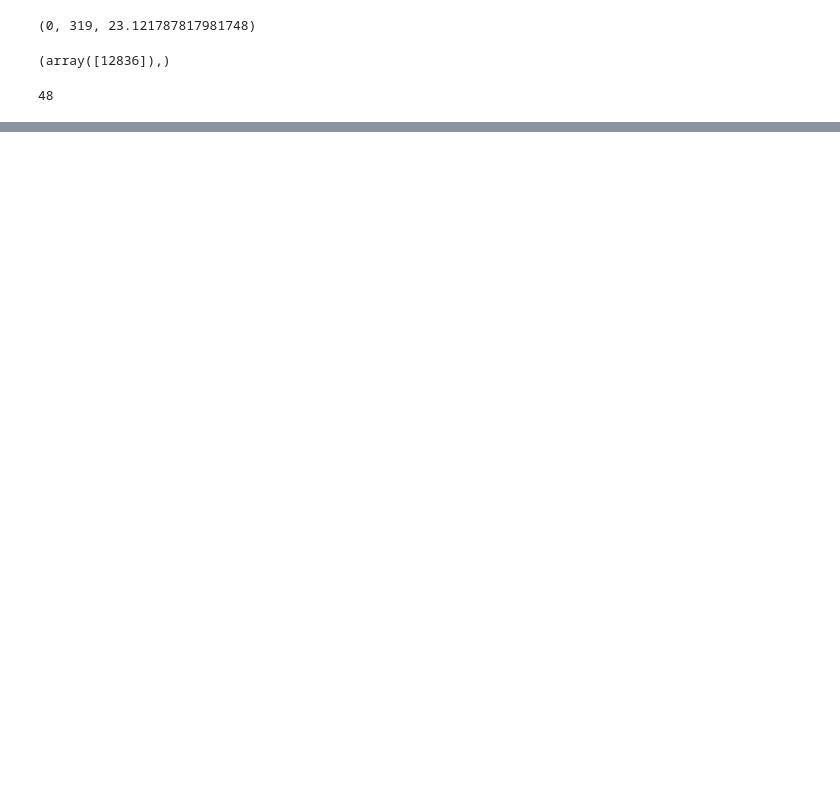
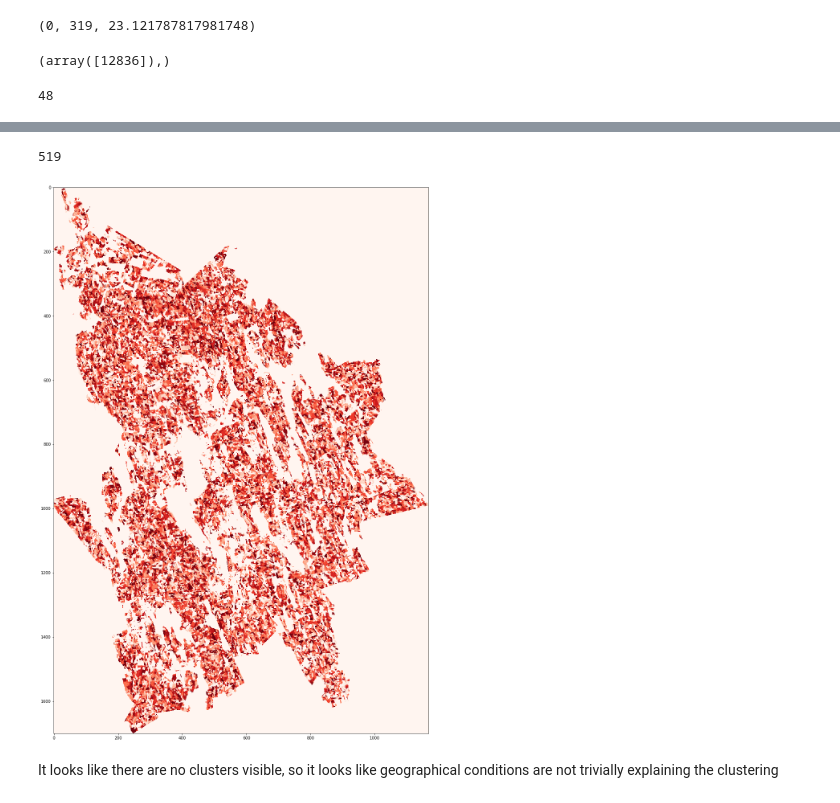
Before and after one commit to josejuhani/gradu-code, a Jupyter notebook: 14_StandMap.ipynb, the cells around one changed output, grey strips where cells are left out. Saved outputs shown, nothing was run; the diff lists cells and outputs as text; code cells hidden in the pictures; blank space fills up the shorter version.

Commit message:
Plotting clusters to map.

```diff
--- a/14_StandMap.ipynb
+++ b/14_StandMap.ipynb
@@ -84,0 +89,6 @@ len(np.where(sizes==np.min(sizes))[0])
+# %%
+import simplejson as json
+with open('clusterings/new_600.json') as file:
+    clust600 = json.load(file)
+# %%
+xtoc = np.array(clust600['6']['xtoc'])
@@ -84,0 +97,19 @@ len(np.where(sizes==np.min(sizes))[0])
+# %%
+np.argmax(clust_sizes)
+# %% [output]
+519
+# %%
+clust_kartta = np.zeros(np.shape(kartta))
+max_id = len(xtoc)
+for rowind, row in enumerate(kartta.values):
+    for colind, value in enumerate(row):
+        if value != 0 and value < max_id:
+            clust_kartta[rowind,colind] = xtoc[value-1]
+# %%
+pylab.rcParams['figure.figsize'] = (40,25)
+plt.imshow(clust_kartta, interpolation='nearest', cmap='Reds')
+plt.show()
+# %% [output]
+[figure, added]
+# %% [markdown]
+It looks like there are no clusters visible, so it looks like geographical conditions are not trivially explaining the clustering
```
Also changed, not shown: parts of 3 cells of this notebook.
